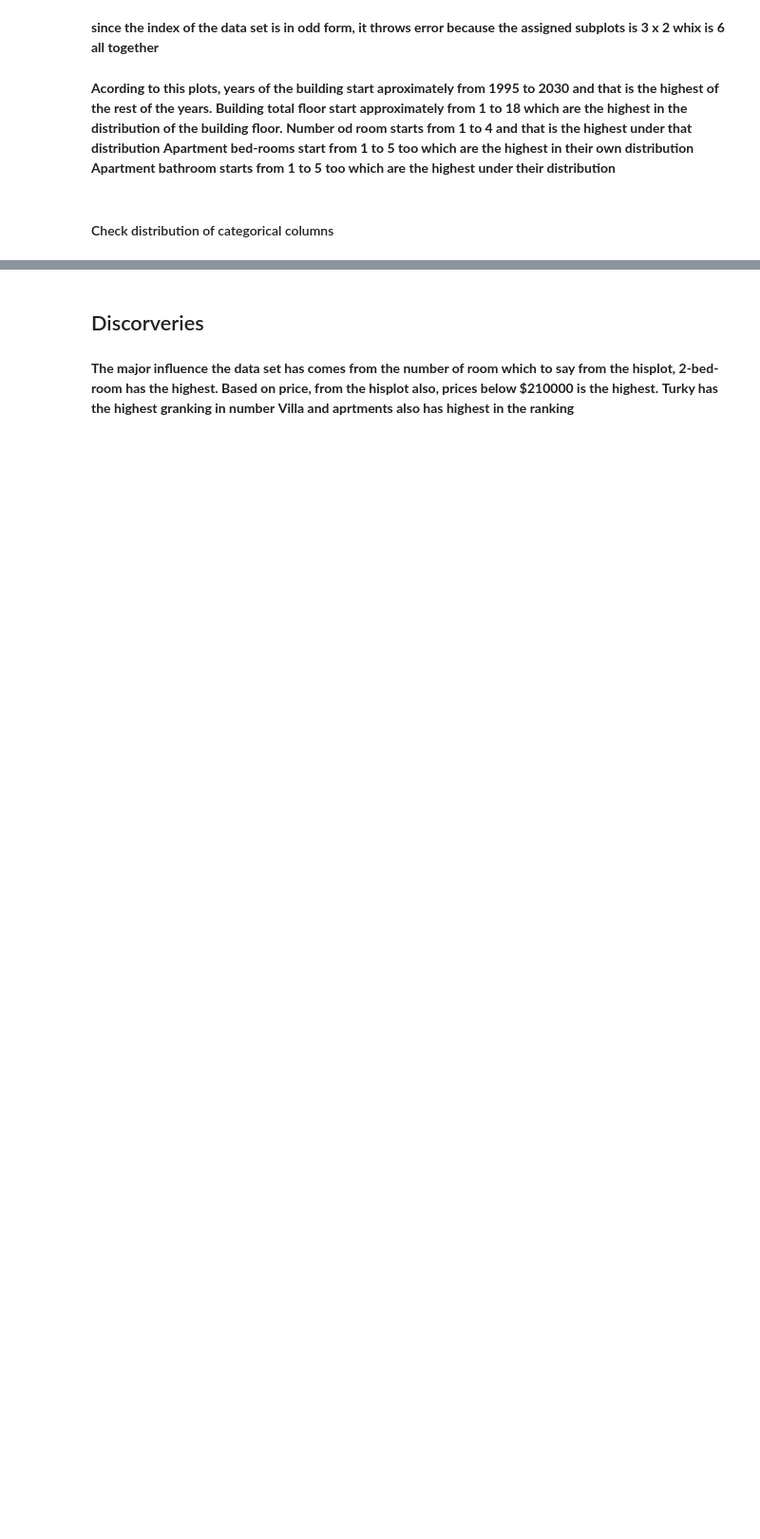
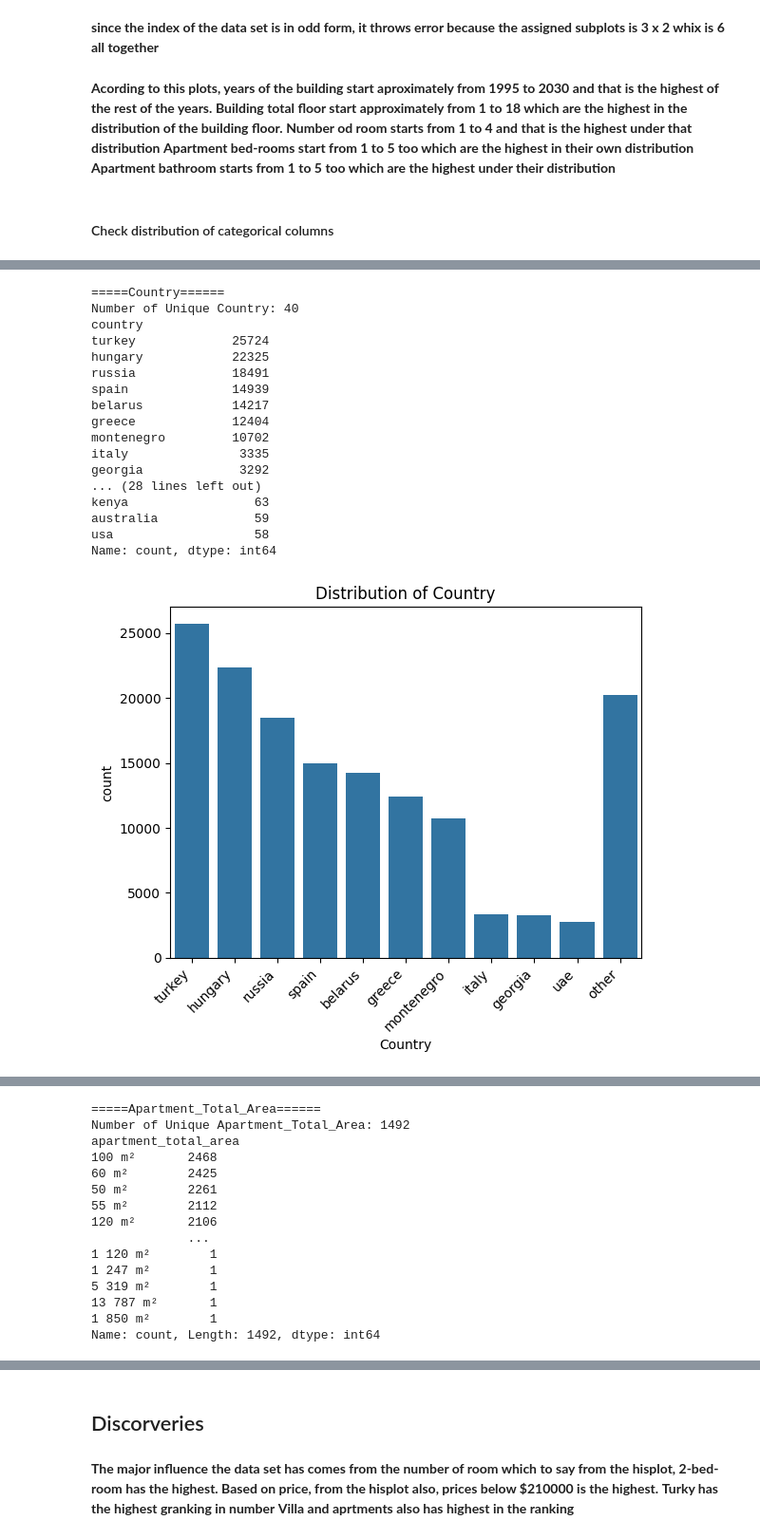
Before and after one commit to mon148/-Real-Estate-Prices-prediction-with-Machine-Learning-A-Global-Housing-Analysis, a Jupyter notebook: EDA.ipynb, the cells around one changed output, grey strips where cells are left out. Shown at 95% size. Saved outputs shown, nothing was run; the diff lists cells and outputs as text; code cells hidden in the pictures; blank space fills up the shorter version.

```diff
--- a/EDA.ipynb
+++ b/EDA.ipynb
@@ -96,17 +141,38 @@ cat_col
 # %%
 for col in cat_col:
     print(f"====={col.title()}======")
     print(f"Number of Unique {col.title()}:", eda_data[col].nunique())
     counts = eda_data[col].value_counts()
     print(counts)
 
     if len(counts) > 11:
         merged_counts = counts.head(10)
         merged_counts.loc["other"] = counts.iloc[10:].sum()
         counts = merged_counts
 
-    plt.figure(figsize=(16, 5))
+
     sns.barplot(counts)
     plt.title(f"Distribution of {col.title()}")
     plt.xlabel(f"{col.title()}")
+    plt.xticks(rotation=45, ha='right') # Rotate labels since category names are long
+    plt.savefig(f"Distribution of {col.title()}", dpi=300, bbox_inches="tight")
     plt.show()
+# %% [output]
+=====Country======
+Number of Unique Country: 40
+country
+turkey             25724
+hungary            22325
+russia             18491
+spain              14939
+belarus            14217
+greece             12404
+montenegro         10702
+italy               3335
+georgia             3292
+... (28 lines left out)
+kenya                 63
+australia             59
+usa                   58
+Name: count, dtype: int64
+[figure, added]
@@ -112,0 +195,15 @@ for col in cat_col:
+=====Apartment_Total_Area======
+Number of Unique Apartment_Total_Area: 1492
+apartment_total_area
+100 m²       2468
+60 m²        2425
+50 m²        2261
+55 m²        2112
+120 m²       2106
+             ...
+1 120 m²        1
+1 247 m²        1
+5 319 m²        1
+13 787 m²       1
+1 850 m²        1
+Name: count, Length: 1492, dtype: int64
```
Also changed, not shown: parts of 20 cells of this notebook, 3 other files.
